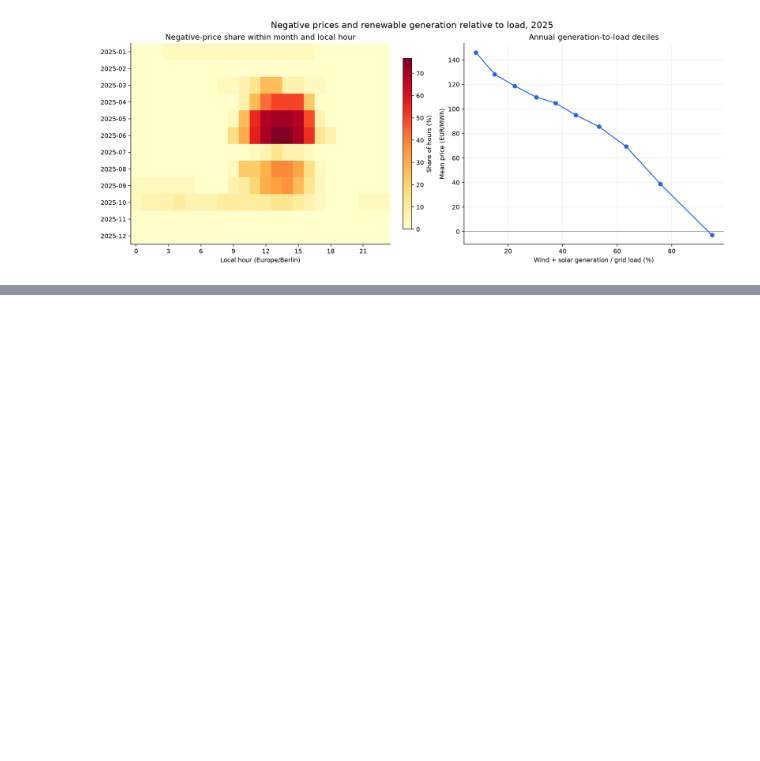
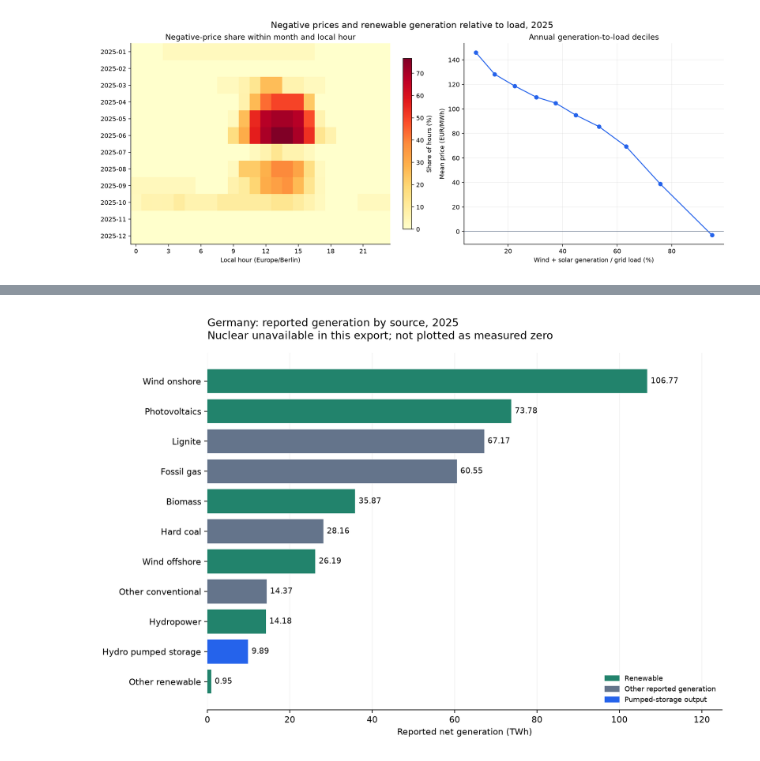
Before and after one commit to anastasia-klein/germany-power-renewables, a Jupyter notebook: evidence/eda_2025/03_power_market_eda_local.ipynb, the cells around one changed output, grey strips where cells are left out. Cells and saved outputs as stored; diff of their text form; code cells hidden in the pictures; blank space fills up the shorter version.

Commit message:
Add generation mix to research notebook and record Fabric gold success

```diff
--- a/evidence/eda_2025/03_power_market_eda_local.ipynb
+++ b/evidence/eda_2025/03_power_market_eda_local.ipynb
@@ -39,10 +39,28 @@ def load_hourly(root):
     frame["reported_generation_mwh"] = generation.iloc[:, 2:].sum(axis=1, min_count=1)
     return frame
 
+
+def load_generation_mix(root):
+    path = root / "data/raw/smard/Actual_generation_202501010000_202601010000_Hour.csv"
+    generation = pd.read_csv(path, sep=";", thousands=",", na_values="-")
+    codes = {
+        "Biomass": "biomass", "Hydropower": "hydropower", "Wind offshore": "wind_offshore",
+        "Wind onshore": "wind_onshore", "Photovoltaics": "solar", "Other renewable": "other_renewable",
+        "Nuclear": "nuclear", "Lignite": "lignite", "Hard coal": "hard_coal", "Fossil gas": "fossil_gas",
+        "Hydro pumped storage": "pumped_storage", "Other conventional": "other_conventional",
+    }
+    return pd.DataFrame([
+        {"generation_source_code": code, "matched_hours": len(generation),
+         "valid_hours": int(generation[f"{label} [MWh] Calculated resolutions"].count()),
+         "generation_twh": generation[f"{label} [MWh] Calculated resolutions"].sum(min_count=1) / 1e6}
+        for label, code in codes.items()
+    ])
+
 root = Path.cwd()
 if not (root / 'data/raw/smard').exists():
     root = root.parent
 eda_hourly = load_hourly(root)
+eda_generation_mix = load_generation_mix(root)
 # %% [markdown]
 ## Renewable generation, price exposure and market regimes
 
@@ -394,0 +419,54 @@ plt.show()
+# %%
+# EDA_ANALYSIS: full generation mix table and figure.
+from matplotlib.patches import Patch
+
+mix_sources = {
+    "biomass": ("Biomass", "renewable"),
+    "hydropower": ("Hydropower", "renewable"),
+    "wind_offshore": ("Wind offshore", "renewable"),
+    "wind_onshore": ("Wind onshore", "renewable"),
+    "solar": ("Photovoltaics", "renewable"),
+    "other_renewable": ("Other renewable", "renewable"),
+    "nuclear": ("Nuclear", "other_generation"),
+    "lignite": ("Lignite", "other_generation"),
+    "hard_coal": ("Hard coal", "other_generation"),
+    "fossil_gas": ("Fossil gas", "other_generation"),
+    "pumped_storage": ("Hydro pumped storage", "storage_output"),
+    "other_conventional": ("Other conventional", "other_generation"),
+}
+assert eda_generation_mix.generation_source_code.is_unique, "Duplicate generation mix categories"
+assert set(eda_generation_mix.generation_source_code) == set(mix_sources), "Unexpected generation mix categories"
+assert eda_generation_mix.matched_hours.eq(8760).all(), "Incomplete annual source coverage"
+expected_valid = eda_generation_mix.generation_source_code.map(lambda code: 0 if code == "nuclear" else 8760)
+assert eda_generation_mix.valid_hours.eq(expected_valid).all(), "Unexpected generation availability"
+
+generation_mix = eda_generation_mix.copy()
+generation_mix["generation_twh"] = pd.to_numeric(generation_mix.generation_twh, errors="raise").astype(float)
+generation_mix["generation_source"] = generation_mix.generation_source_code.map(lambda code: mix_sources[code][0])
+generation_mix["classification"] = generation_mix.generation_source_code.map(lambda code: mix_sources[code][1])
+assert generation_mix.loc[generation_mix.generation_source_code == "nuclear", "generation_twh"].isna().all(), "Nuclear must remain unavailable"
+assert generation_mix.loc[generation_mix.generation_source_code != "nuclear", "generation_twh"].notna().all(), "Missing observed source total"
+reported_total = generation_mix.generation_twh.sum(min_count=1)
+assert reported_total > 0, "Non-positive reported generation total"
+generation_mix["share_of_reported_generation"] = generation_mix.generation_twh / reported_total
+assert abs(generation_mix.share_of_reported_generation.sum() - 1) < 1e-10, "Generation shares do not reconcile"
+assert abs(reported_total - eda_hourly.reported_generation_mwh.sum() / 1e6) < 1e-7, "Generation total differs from the hourly panel"
+generation_mix = generation_mix.sort_values("generation_twh", ascending=False, na_position="last").reset_index(drop=True)
+display(generation_mix[["generation_source", "classification", "valid_hours", "generation_twh", "share_of_reported_generation"]].round(4))
+
+mix_plot = generation_mix.dropna(subset=["generation_twh"]).sort_values("generation_twh")
+mix_colors = {"renewable": "#22836c", "storage_output": "#2563eb", "other_generation": "#64748b"}
+fig, ax = plt.subplots(figsize=(10, 6.8), constrained_layout=True)
+bars = ax.barh(mix_plot.generation_source, mix_plot.generation_twh, color=mix_plot.classification.map(mix_colors))
+ax.bar_label(bars, fmt="%.2f", padding=4, fontsize=9)
+ax.set_xlim(0, mix_plot.generation_twh.max() * 1.17)
+ax.set_xlabel("Reported net generation (TWh)")
+ax.set_title("Germany: reported generation by source, 2025\nNuclear unavailable in this export; not plotted as measured zero", loc="left", pad=16)
+ax.spines[["top", "right", "left"]].set_visible(False)
+ax.grid(axis="x", alpha=0.15)
+ax.set_axisbelow(True)
+ax.legend(handles=[Patch(color=mix_colors[key], label=label) for key, label in [
+    ("renewable", "Renewable"), ("other_generation", "Other reported generation"), ("storage_output", "Pumped-storage output")
+]], loc="lower right", frameon=False, fontsize=8)
+plt.show()
+# %% [output]
@@ -395,3 +486,4 @@ plt.show()
+[figure, added]
 # %% [markdown]
 ## Findings and gold candidates
 
```
Also changed, not shown: parts of 4 cells of this notebook, 15 other files.
